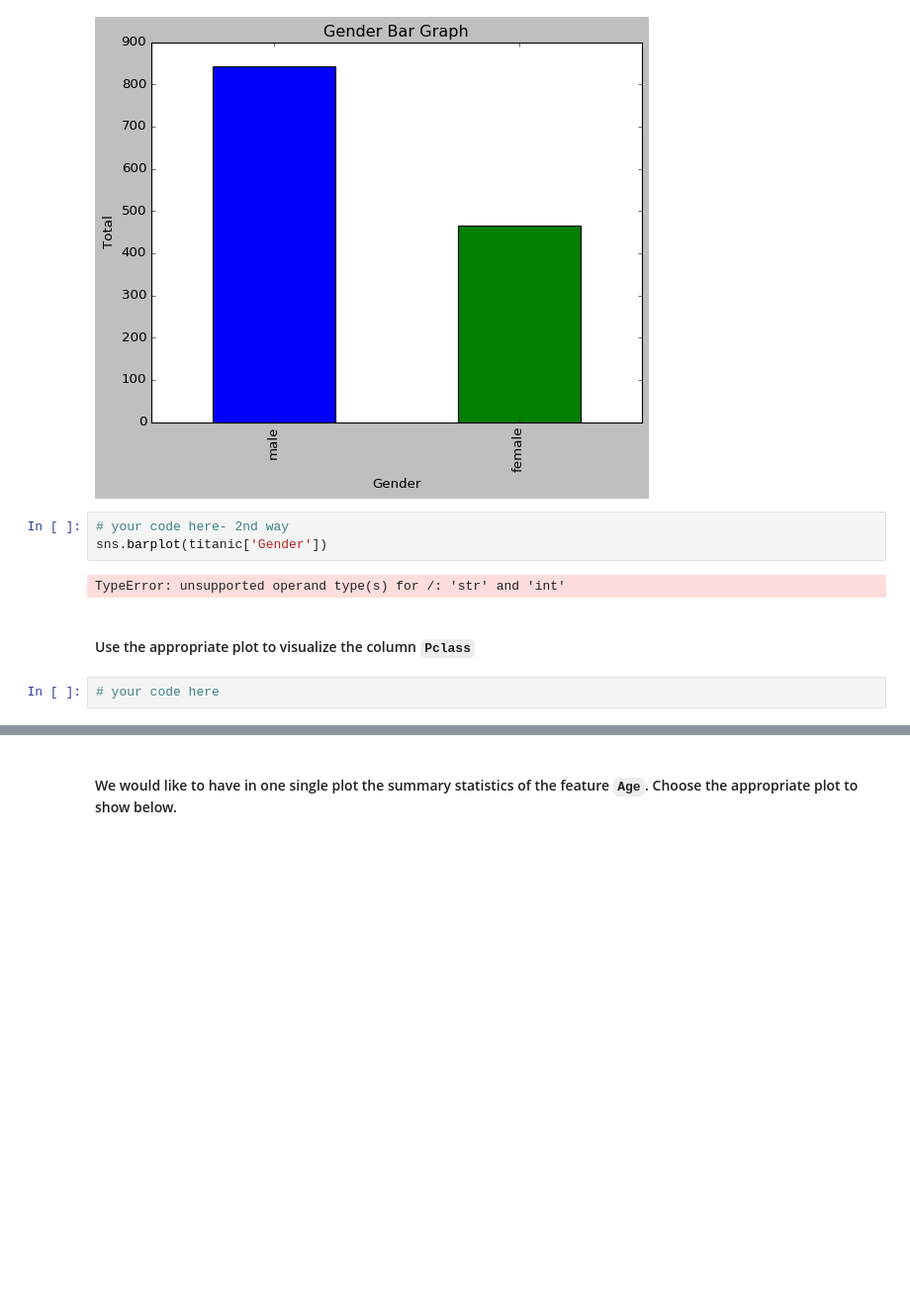
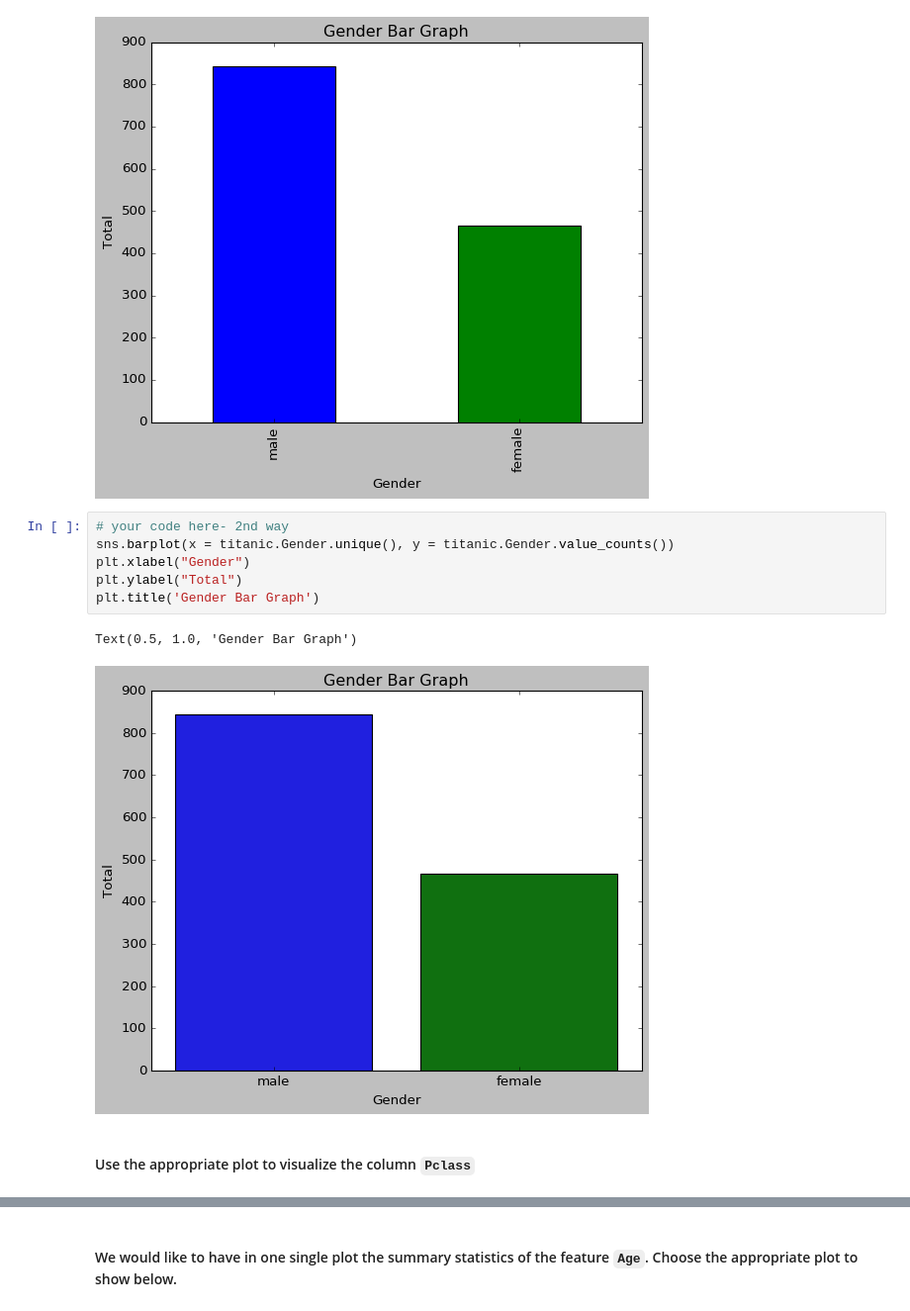
Before and after one commit to marisfont/madrid-oct-2018, a Jupyter notebook: module-2/lab-matplotlib-seaborn/your-code/challenge-3.ipynb, the cells around one changed output, grey strips where cells are left out. Shown at 99% size. Cells and saved outputs as stored; diff of their text form; blank space fills up the shorter version.

```diff
--- a/module-2/lab-matplotlib-seaborn/your-code/challenge-3.ipynb
+++ b/module-2/lab-matplotlib-seaborn/your-code/challenge-3.ipynb
@@ -149,10 +149,12 @@ Text(0.5, 1.0, 'Gender Bar Graph')
 [figure]
 # %%
 # your code here- 2nd way
-sns.barplot(titanic['Gender'])
+sns.barplot(x = titanic.Gender.unique(), y = titanic.Gender.value_counts())
+plt.xlabel("Gender")
+plt.ylabel("Total")
+plt.title('Gender Bar Graph')
 # %% [output]
-TypeError: unsupported operand type(s) for /: 'str' and 'int'
+Text(0.5, 1.0, 'Gender Bar Graph')
+[figure, added]
 # %% [markdown]
 #### Use the appropriate plot to visualize the column `Pclass`
-# %%
-# your code here
```
Also changed, not shown: parts of 21 cells of this notebook.
